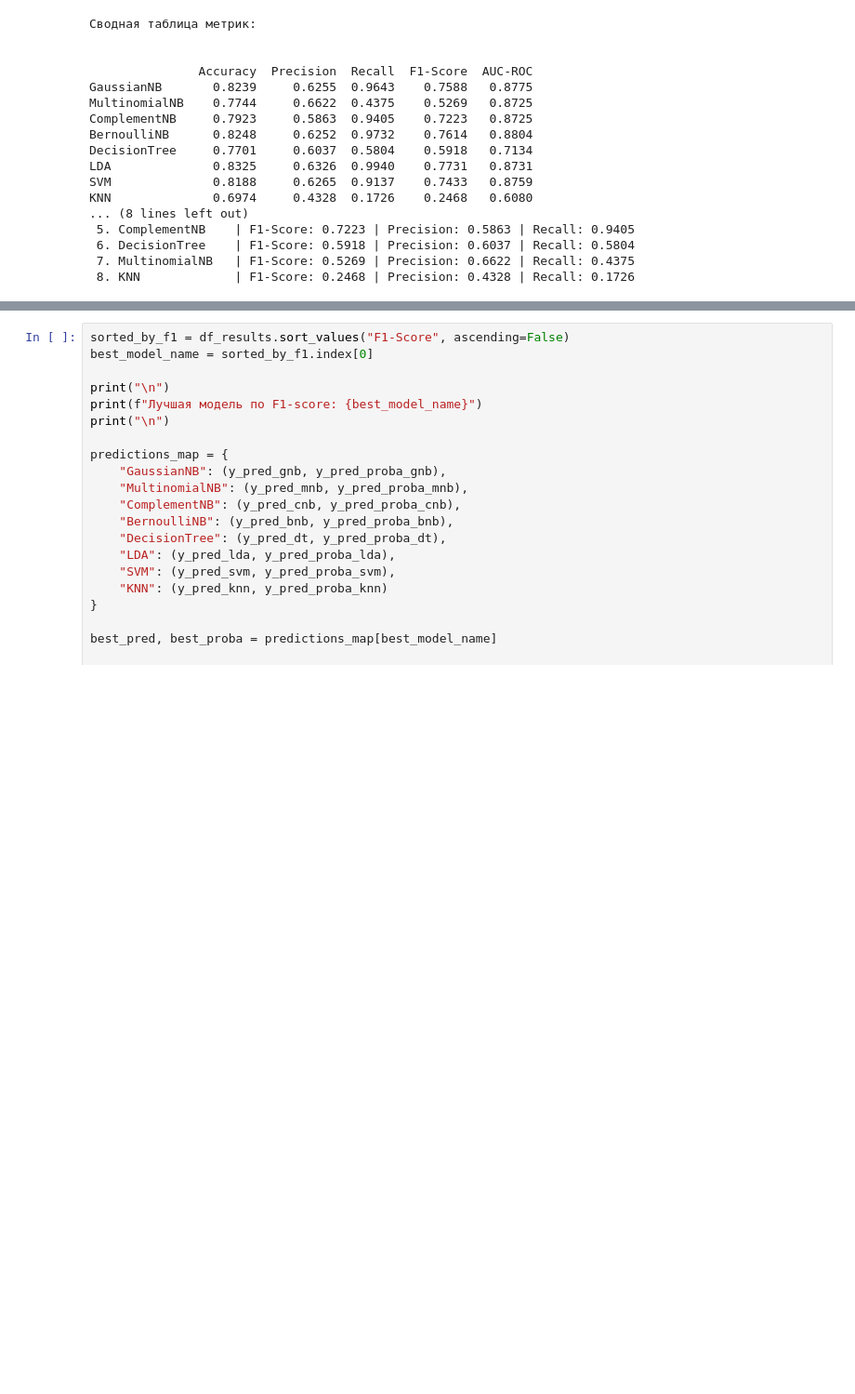
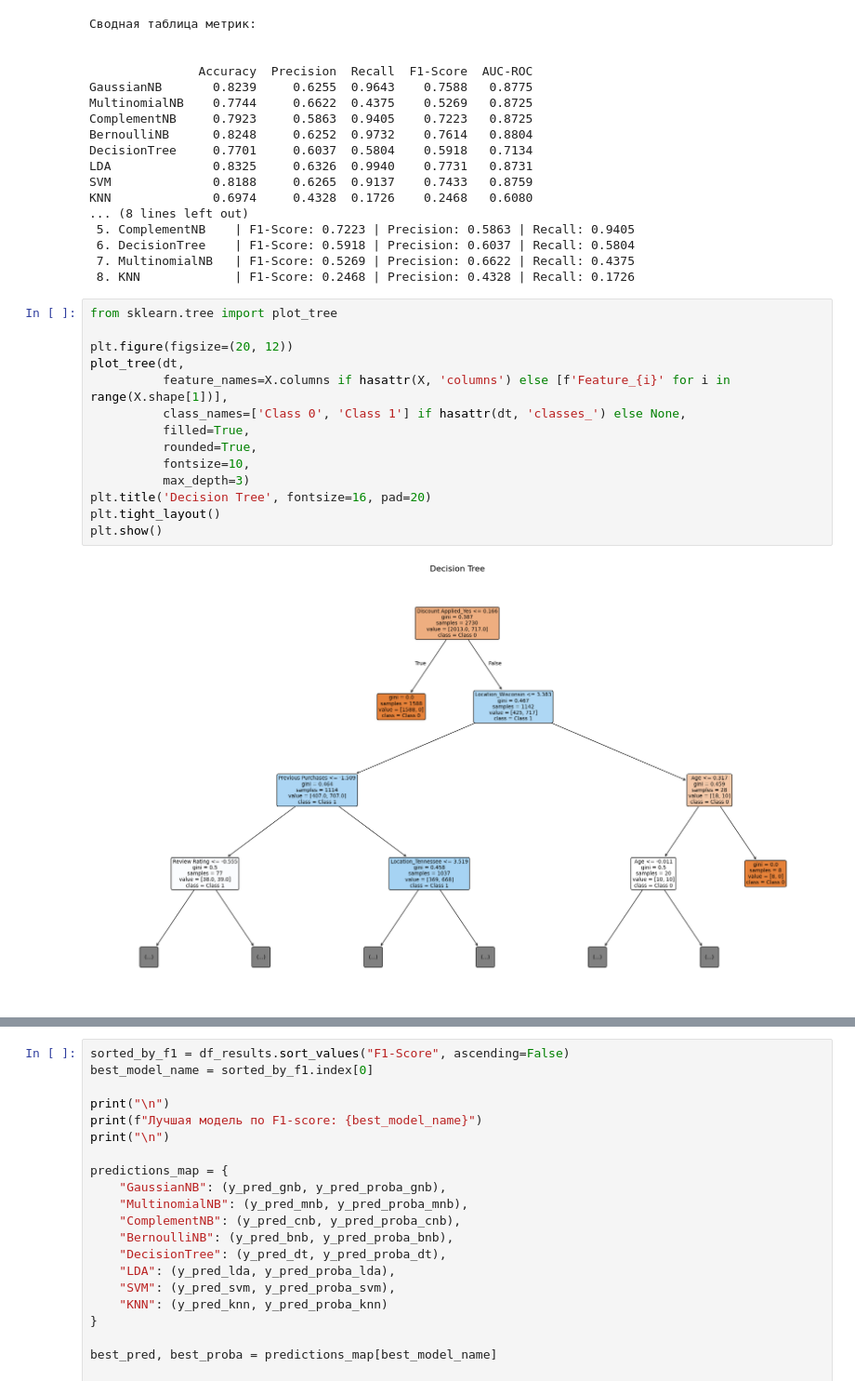
Before and after one commit to AccuRion1/machlearn3, a Jupyter notebook: lab3.ipynb, the cells around one changed output, grey strips where cells are left out. Shown at 93% size. Saved outputs shown, nothing was run; the diff lists cells and outputs as text; blank space fills up the shorter version.

```diff
--- a/lab3.ipynb
+++ b/lab3.ipynb
@@ -305,6 +300,22 @@ KNN              0.6974     0.4328  0.1726    0.2468   0.6080
  6. DecisionTree    | F1-Score: 0.5918 | Precision: 0.6037 | Recall: 0.5804
  7. MultinomialNB   | F1-Score: 0.5269 | Precision: 0.6622 | Recall: 0.4375
  8. KNN             | F1-Score: 0.2468 | Precision: 0.4328 | Recall: 0.1726
+# %%
+from sklearn.tree import plot_tree
+
+plt.figure(figsize=(20, 12))
+plot_tree(dt,
+          feature_names=X.columns if hasattr(X, 'columns') else [f'Feature_{i}' for i in range(X.shape[1])],
+          class_names=['Class 0', 'Class 1'] if hasattr(dt, 'classes_') else None,
+          filled=True,
+          rounded=True,
+          fontsize=10,
+          max_depth=3)
+plt.title('Decision Tree', fontsize=16, pad=20)
+plt.tight_layout()
+plt.show()
+# %% [output]
+[figure, added]
 # %%
 plt.figure(figsize=(10, 6))
 sns.heatmap(df_results, annot=True, fmt=".3f", cmap="coolwarm")
```
Also changed, not shown: parts of 23 cells of this notebook, 9 other files.
